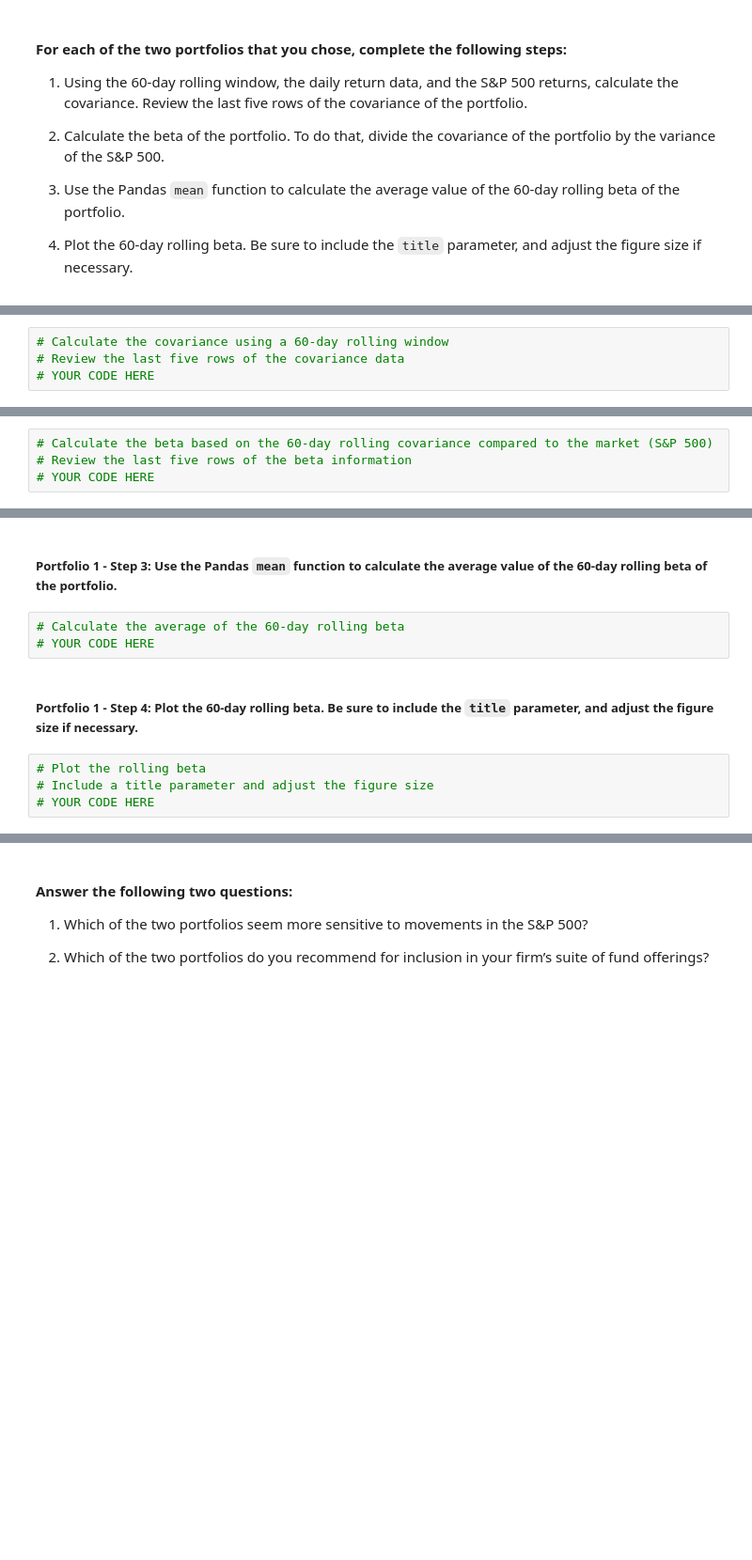
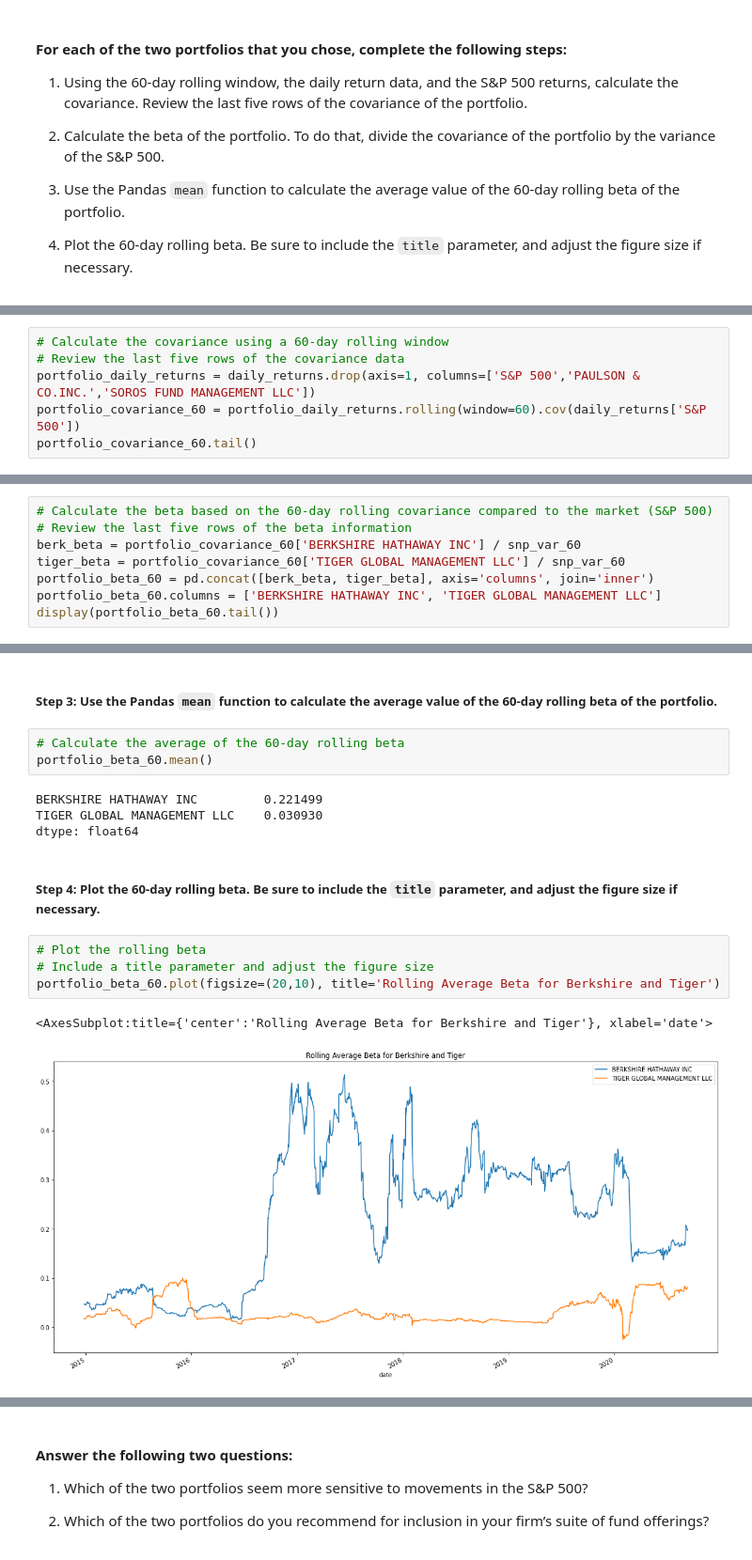
Before and after one commit to jpmaddox97/module_4_challenge, a Jupyter notebook: Starter_Code/risk_return_analysis.ipynb, the cells around one changed output, grey strips where cells are left out. Shown: that part at 94% size. Drawn from its saved outputs; the diff is of its cells as text; blank space fills up the shorter version.

```diff
--- a/Starter_Code/risk_return_analysis.ipynb
+++ b/Starter_Code/risk_return_analysis.ipynb
@@ -369,4 +381,6 @@ Your analysis is nearing completion. Now, you need to evaluate how the portfolio
 # %%
 # Calculate the covariance using a 60-day rolling window
 # Review the last five rows of the covariance data
-# YOUR CODE HERE
+portfolio_daily_returns = daily_returns.drop(axis=1, columns=['S&P 500','PAULSON & CO.INC.','SOROS FUND MANAGEMENT LLC'])
+portfolio_covariance_60 = portfolio_daily_returns.rolling(window=60).cov(daily_returns['S&P 500'])
+portfolio_covariance_60.tail()
@@ -375,4 +397,8 @@ Your analysis is nearing completion. Now, you need to evaluate how the portfolio
 # %%
 # Calculate the beta based on the 60-day rolling covariance compared to the market (S&P 500)
 # Review the last five rows of the beta information
-# YOUR CODE HERE
+berk_beta = portfolio_covariance_60['BERKSHIRE HATHAWAY INC'] / snp_var_60
+tiger_beta = portfolio_covariance_60['TIGER GLOBAL MANAGEMENT LLC'] / snp_var_60
+portfolio_beta_60 = pd.concat([berk_beta, tiger_beta], axis='columns', join='inner')
+portfolio_beta_60.columns = ['BERKSHIRE HATHAWAY INC', 'TIGER GLOBAL MANAGEMENT LLC']
+display(portfolio_beta_60.tail())
@@ -379,11 +413,18 @@ Your analysis is nearing completion. Now, you need to evaluate how the portfolio
 # %% [markdown]
-##### Portfolio 1 - Step 3: Use the Pandas `mean` function to calculate the average value of the 60-day rolling beta of the portfolio.
+##### Step 3: Use the Pandas `mean` function to calculate the average value of the 60-day rolling beta of the portfolio.
 # %%
 # Calculate the average of the 60-day rolling beta
-# YOUR CODE HERE
+portfolio_beta_60.mean()
+# %% [output]
+BERKSHIRE HATHAWAY INC         0.221499
+TIGER GLOBAL MANAGEMENT LLC    0.030930
+dtype: float64
 # %% [markdown]
-##### Portfolio 1 - Step 4: Plot the 60-day rolling beta. Be sure to include the `title` parameter, and adjust the figure size if necessary.
+##### Step 4: Plot the 60-day rolling beta. Be sure to include the `title` parameter, and adjust the figure size if necessary.
 # %%
 # Plot the rolling beta
 # Include a title parameter and adjust the figure size
-# YOUR CODE HERE
+portfolio_beta_60.plot(figsize=(20,10), title='Rolling Average Beta for Berkshire and Tiger')
+# %% [output]
+<AxesSubplot:title={'center':'Rolling Average Beta for Berkshire and Tiger'}, xlabel='date'>
+[figure, added]
```
Also changed, not shown: parts of 19 cells of this notebook.
